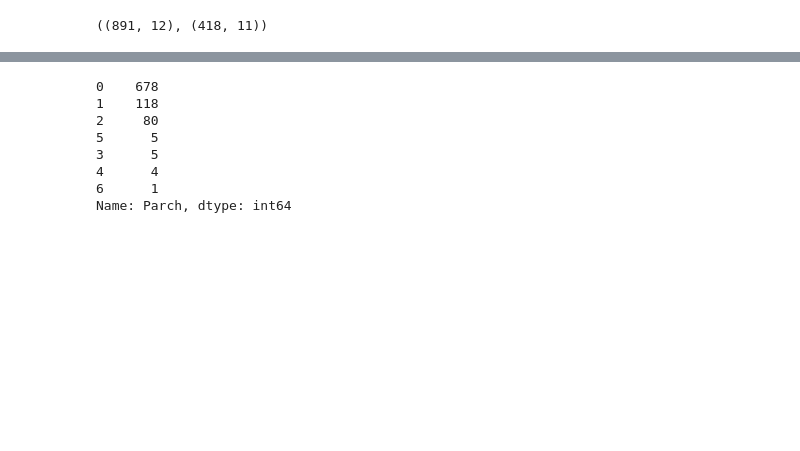
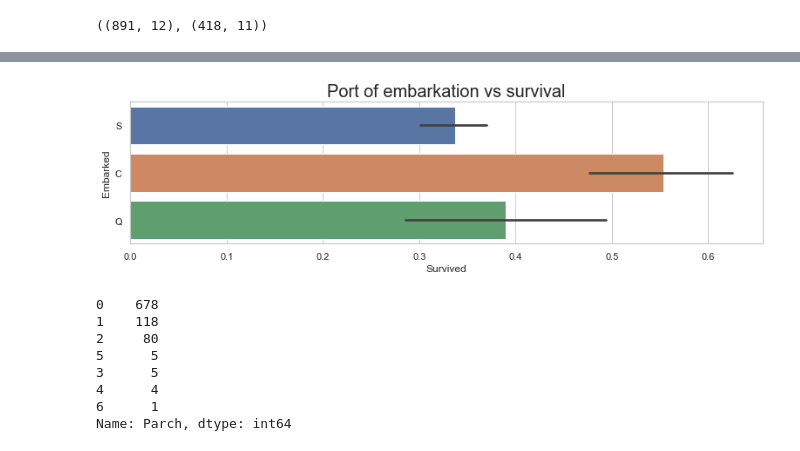
Before and after one commit to prerit2010/titanicSurvivalPrediction, a Jupyter notebook: model.ipynb, the cells around one changed output, grey strips where cells are left out. Cells and saved outputs as stored; diff of their text form; code cells hidden in the pictures; blank space fills up the shorter version.

```diff
--- a/model.ipynb
+++ b/model.ipynb
@@ -66,4 +50,11 @@ U      2
 Name: Embarked, dtype: int64
+# %%
+fig, ax = plt.subplots(figsize=(13,3))
+sns.set(style="whitegrid")
+sns.barplot(x="Survived", y="Embarked", data=data_train).set_title("Port of embarkation vs survival",fontsize=20)
+plt.show()
+# %% [output]
+[figure, added]
 # %%
 data_train['Parch'].value_counts()
 # %% [output]
```
Also changed, not shown: parts of 15 cells of this notebook.
